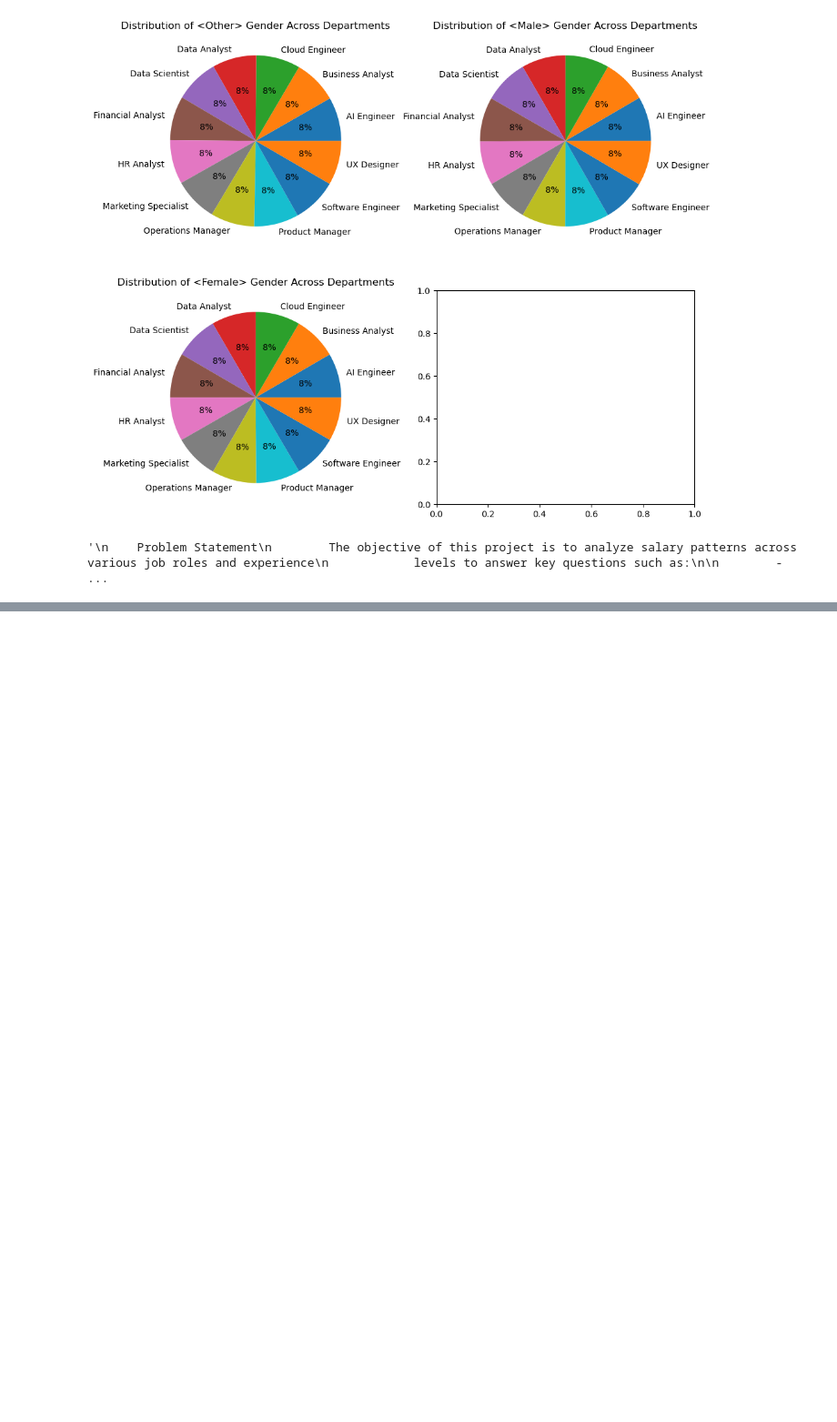
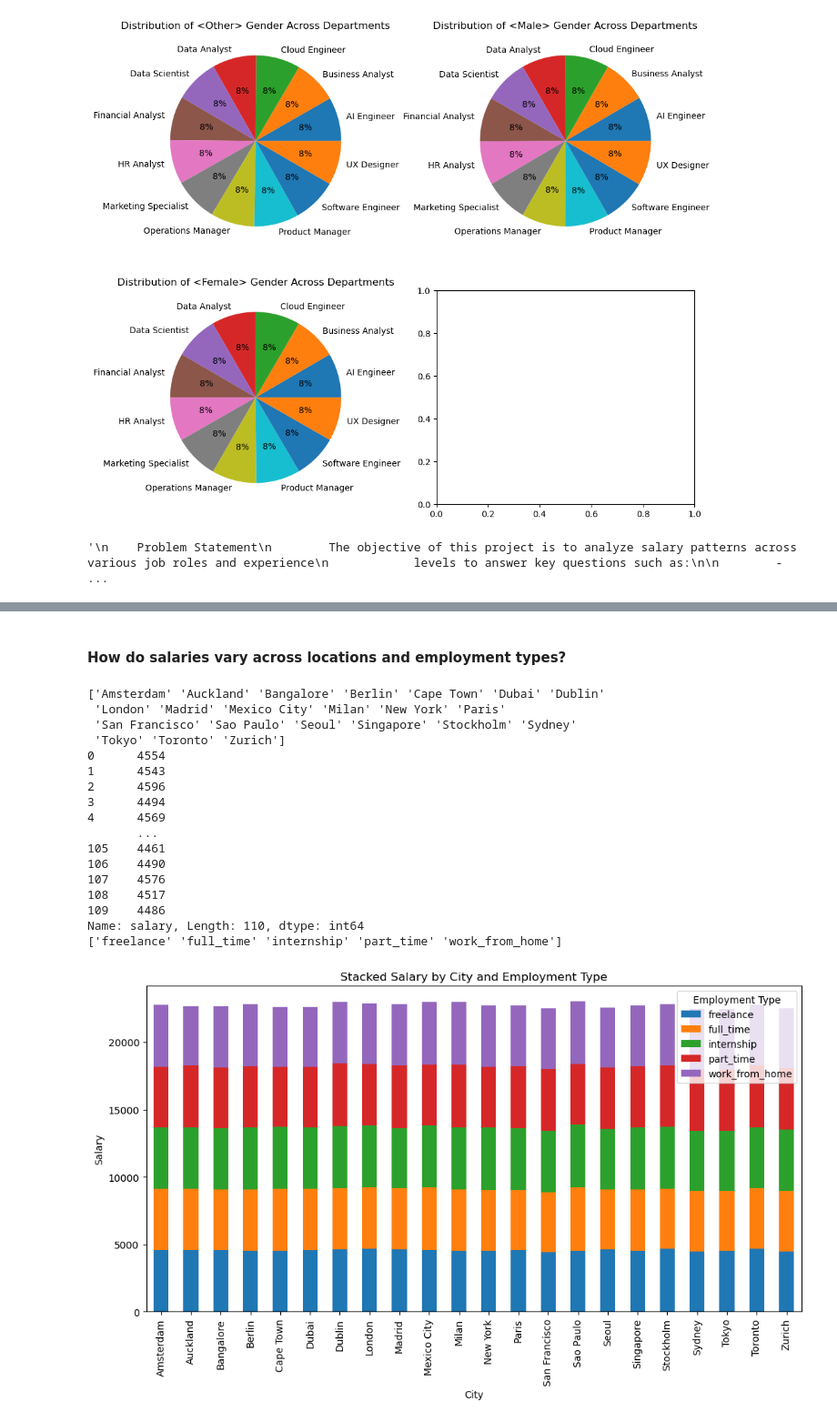
Before and after one commit to KaraniAbdellah/Job_Market, a Jupyter notebook: main.ipynb, the cells around one changed output, grey strips where cells are left out. Shown at 91% size. Saved outputs shown, nothing was run; the diff lists cells and outputs as text; code cells hidden in the pictures; blank space fills up the shorter version.

Commit message:
feat: answer to the questions: How do salaries vary across locations and employment types

```diff
--- a/main.ipynb
+++ b/main.ipynb
@@ -169,0 +156,58 @@ Text(0.5, 1.0, 'Distribution of <Female> Gender Across Departments')
+# %% [markdown]
+#### How do salaries vary across locations and employment types?
+# %%
+c_df["employment_type"]
+c_df["salary"]
+c_df["city"]
+
+df_emp_sal_loc = pd.concat([c_df["employment_type"], c_df["salary"], c_df["city"]], axis=1)
+
+
+# Get Salary For Each Location by Catagorie of Employment type
+df_emp_sal_loc
+gr_location_by_emplo_type = pd.DataFrame(df_emp_sal_loc.groupby(by=["city", "employment_type"])["salary"].count()).reset_index()
+gr_location_by_emplo_type
+
+# Draw Plot
+cities = gr_location_by_emplo_type["city"].unique()
+print(cities)
+
+salaries = gr_location_by_emplo_type["salary"]
+print(salaries)
+
+employment_types = gr_location_by_emplo_type["employment_type"].unique()
+print(employment_types)
+
+# Plot With Stacked Bar Chart
+pivot = gr_location_by_emplo_type.pivot(
+    index="city",
+    columns="employment_type",
+    values="salary"
+)
+
+pivot.plot(kind="bar", stacked=True, figsize=(12,6))
+
+plt.xlabel("City")
+plt.ylabel("Salary")
+plt.title("Stacked Salary by City and Employment Type")
+plt.legend(title="Employment Type")
+plt.show()
+# %% [output]
+['Amsterdam' 'Auckland' 'Bangalore' 'Berlin' 'Cape Town' 'Dubai' 'Dublin'
+ 'London' 'Madrid' 'Mexico City' 'Milan' 'New York' 'Paris'
+ 'San Francisco' 'Sao Paulo' 'Seoul' 'Singapore' 'Stockholm' 'Sydney'
+ 'Tokyo' 'Toronto' 'Zurich']
+0      4554
+1      4543
+2      4596
+3      4494
+4      4569
+       ...
+105    4461
+106    4490
+107    4576
+108    4517
+109    4486
+Name: salary, Length: 110, dtype: int64
+['freelance' 'full_time' 'internship' 'part_time' 'work_from_home']
+[figure, added]
```
Also changed, not shown: parts of 3 cells of this notebook.
